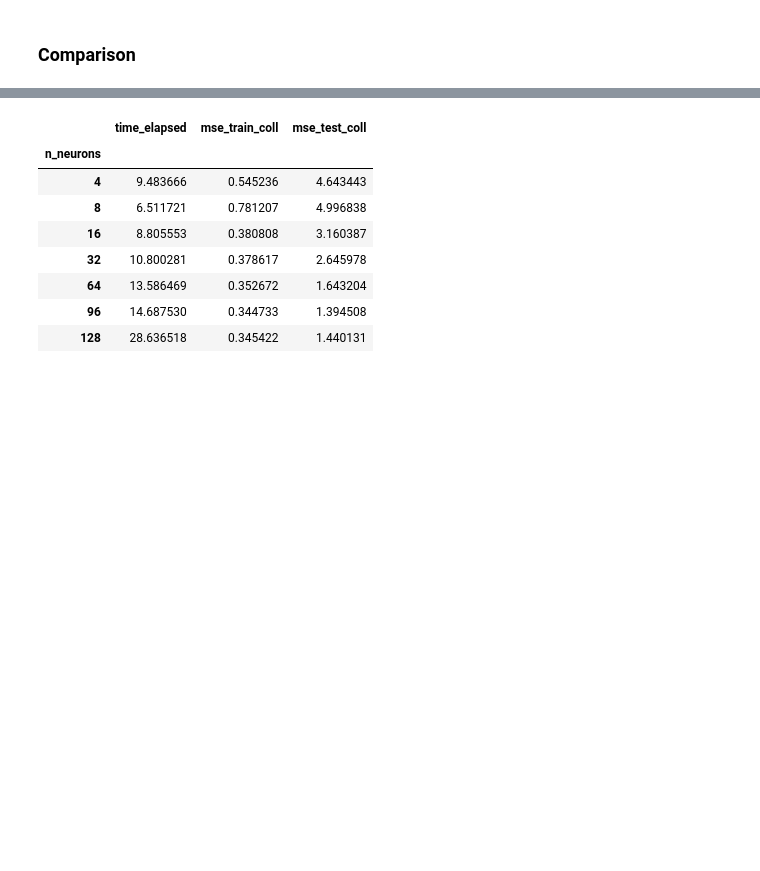
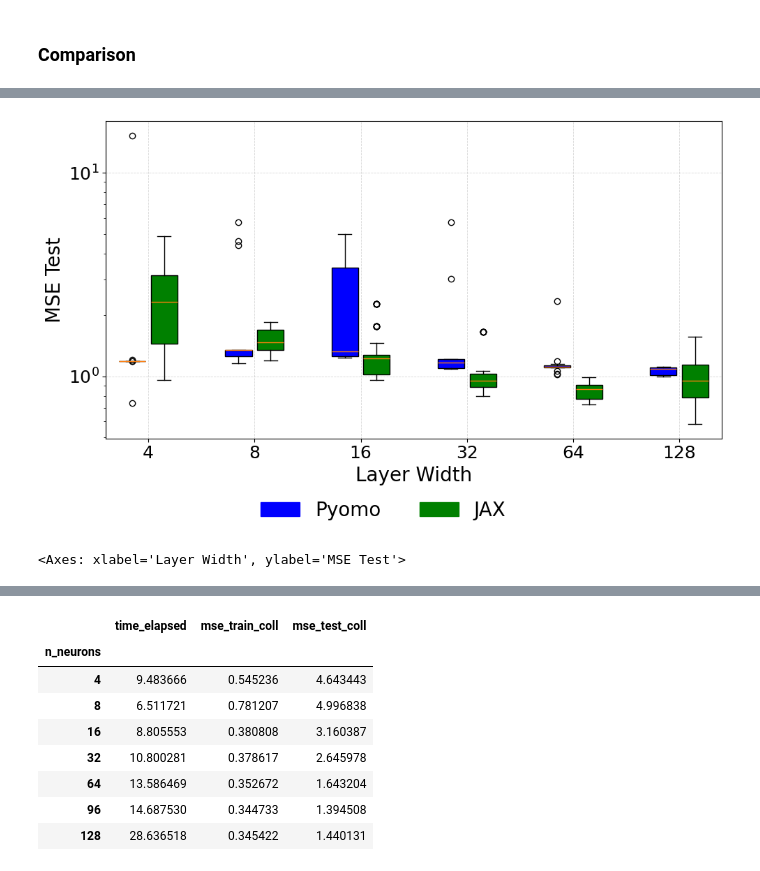
Before and after one commit to mariashapo/NODE, a Jupyter notebook: src/analysis/synthetic/net_size.ipynb, the cells around one changed output, grey strips where cells are left out. Cells and saved outputs as stored; diff of their text form; code cells hidden in the pictures; blank space fills up the shorter version.

```diff
--- a/src/analysis/synthetic/net_size.ipynb
+++ b/src/analysis/synthetic/net_size.ipynb
@@ -134,0 +194,17 @@ KeyError: 'time'
+# %%
+Graphs.plot_boxplots_custom(pyomo_test['mse_test_coll'], jax_test['mse_test'], pyomo_train.x_labels,
+            '',
+              'MSE Test', color_labels=["Pyomo", "JAX"],
+              x_label = "Layer Width",
+              figsize=(10, 6),
+              label_fontsize=20,
+              tick_fontsize=18,
+              legend_fontsize=20,
+              title_fontsize=20,
+              legend_bbox_y=-0.02,
+              legend_ncol=2,
+              y_log = True
+              )
+# %% [output]
+[figure, added]
+<Axes: xlabel='Layer Width', ylabel='MSE Test'>
```
Also changed, not shown: parts of 15 cells of this notebook, 9 other files.
